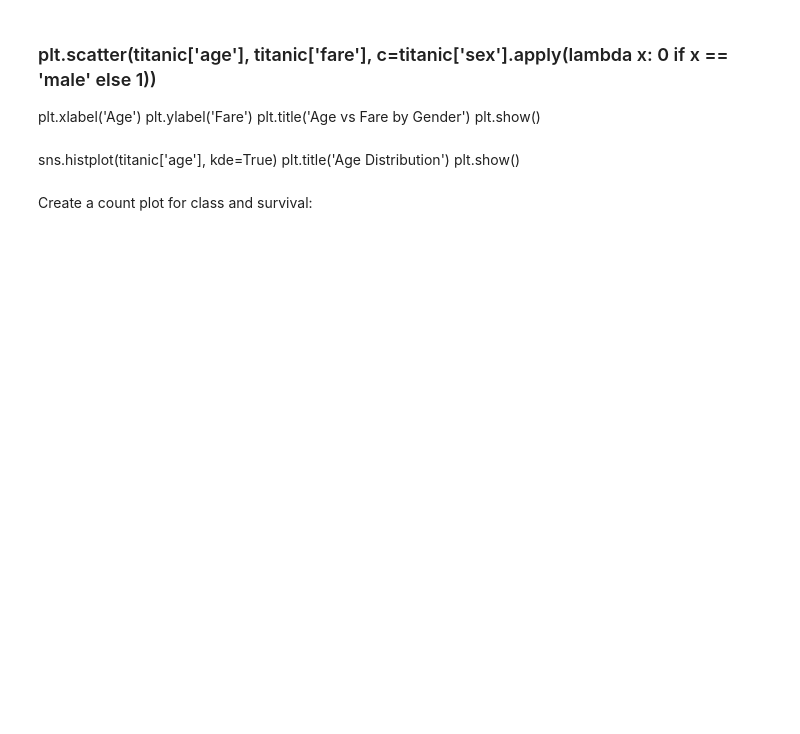
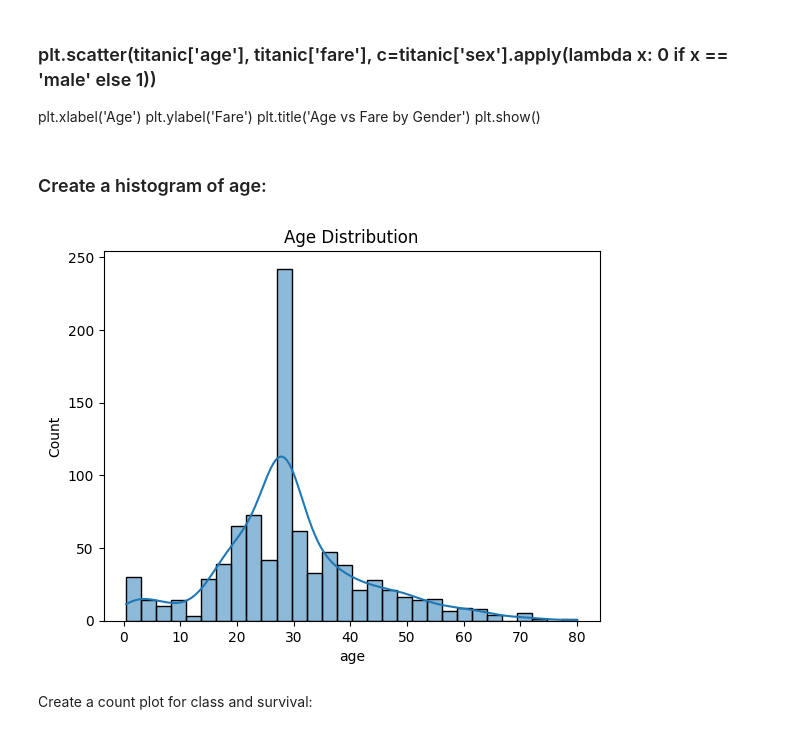
Before and after one commit to albertokabore/applied-ml-kabore, a Jupyter notebook: notebooks/project02/ml02_kabore.ipynb, the cells around one changed output. Saved outputs shown, nothing was run; the diff lists cells and outputs as text; code cells hidden in the pictures; blank space fills up the shorter version.

```diff
--- a/notebooks/project02/ml02_kabore.ipynb
+++ b/notebooks/project02/ml02_kabore.ipynb
@@ -79,7 +173,11 @@ Create a histogram of age:
-# %% [markdown]
-sns.histplot(titanic['age'], kde=True)
-plt.title('Age Distribution')
-plt.show()
+# %% [markdown]
+### Create a histogram of age:
+# %%
+sns.histplot(titanic['age'], kde=True)
+plt.title('Age Distribution')
+plt.show()
+# %% [output]
+[figure, added]
 # %% [markdown]
 Create a count plot for class and survival:
 # %%
```
Also changed, not shown: parts of 17 cells of this notebook, 2 other files.
